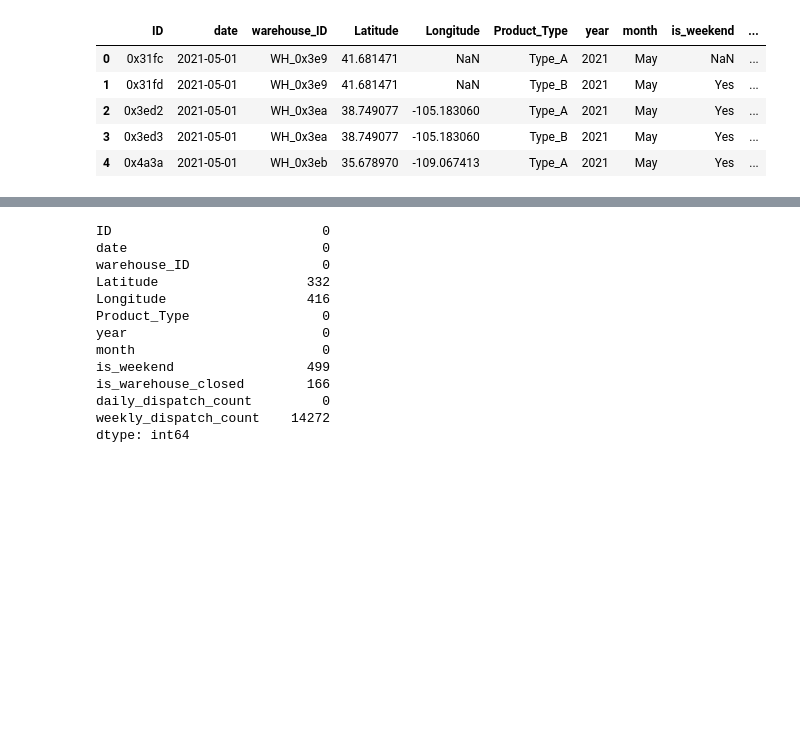
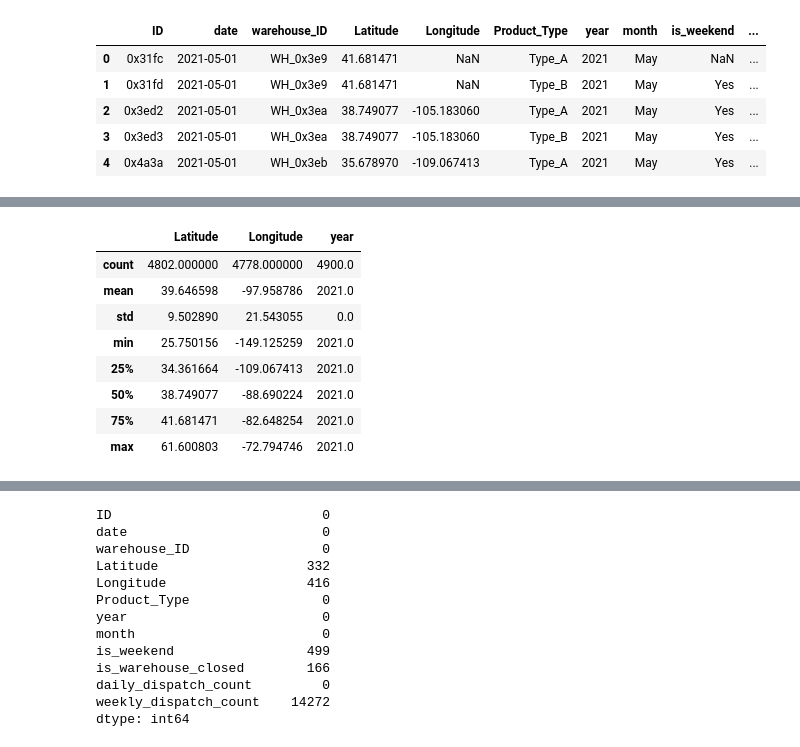
Before and after one commit to piyumaha12/Tredence-Data-Scientist-Hackathon, a Jupyter notebook: demand_forecasting.ipynb, the cells around one changed output, grey strips where cells are left out. Saved outputs shown, nothing was run; the diff lists cells and outputs as text; code cells hidden in the pictures; blank space fills up the shorter version.

```diff
--- a/demand_forecasting.ipynb
+++ b/demand_forecasting.ipynb
@@ -112,0 +141,12 @@ test.head()
+# %%
+test.describe()
+# %% [output]
+|  | Latitude | Longitude | year |
+| count | 4802.000000 | 4778.000000 | 4900.0 |
+| mean | 39.646598 | -97.958786 | 2021.0 |
+| std | 9.502890 | 21.543055 | 0.0 |
+| min | 25.750156 | -149.125259 | 2021.0 |
+| 25% | 34.361664 | -109.067413 | 2021.0 |
+| 50% | 38.749077 | -88.690224 | 2021.0 |
+| 75% | 41.681471 | -82.648254 | 2021.0 |
+| max | 61.600803 | -72.794746 | 2021.0 |
```
Also changed, not shown: parts of 18 cells of this notebook.
